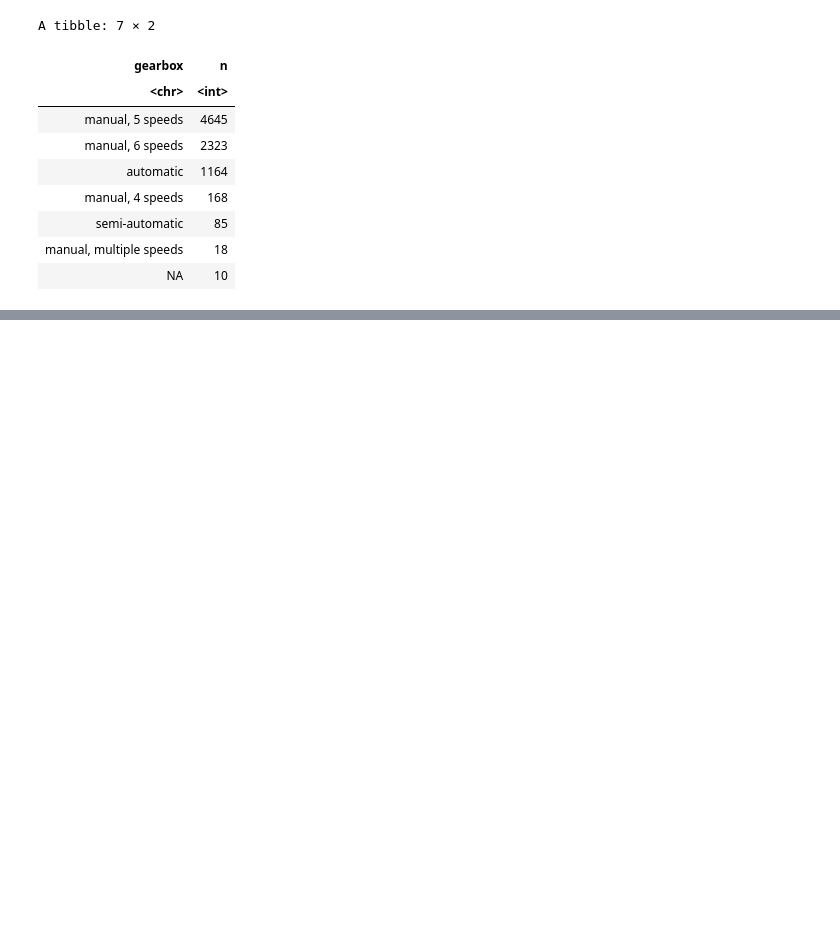
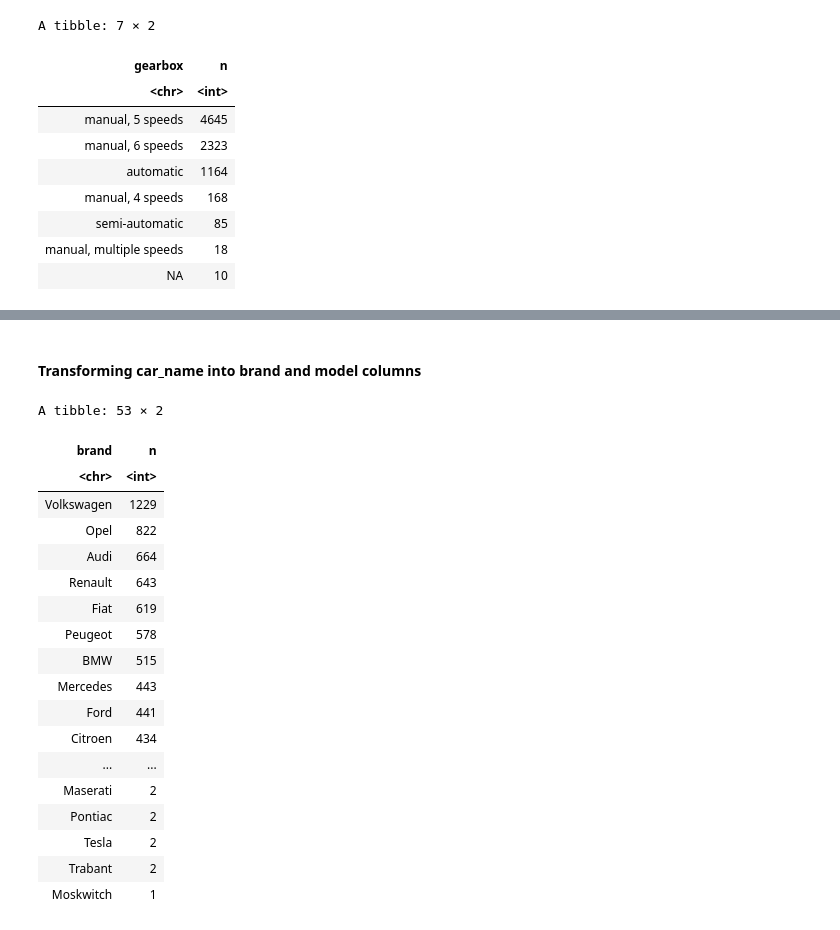
Before and after one commit to balintschmidt22/r_data_mining, a Jupyter notebook: car_sales.ipynb, the cells around one changed output, grey strips where cells are left out. Drawn from its saved outputs; the diff is of its cells as text; code cells hidden in the pictures; blank space fills up the shorter version.

```diff
--- a/car_sales.ipynb
+++ b/car_sales.ipynb
@@ -284,0 +205,47 @@ Zastava
+# %% [markdown]
+#### Transforming car_name into brand and model columns
+# %%
+markak <- c("Alfa Romeo", "Audi", "BMW", "Chevrolet", "Chrysler", "Citroen",
+           "Dacia", "Daewoo", "Daihatsu", "Dodge", "Fiat", "Ford", "Honda",
+           "Hyundai", "Isuzu", "Iveco", "Jaguar", "Jeep", "Kia", "Lada",
+           "Lancia", "Land Rover", "Lexus", "Maserati", "Mazda", "Mercedes",
+           "MG", "Mini", "Mitsubishi", "Moskwitch", "Nissan", "Opel",
+           "Peugeot", "Pontiac", "Porsche", "Renault", "Rover", "Saab",
+           "Seat", "Skoda", "Smart", "SsangYong", "Subaru", "Suzuki",
+           "Tesla", "Toyota", "Trabant", "UAZ", "Volkswagen", "Volvo",
+           "VW", "Wartburg", "Zastava")
+
+# Reguláris kifejezés készítése (a hosszabb nevek, pl. Alfa Romeo, legyenek előrébb)
+marka_regex <- paste0("^(", paste(sort(markak, decreasing = TRUE), collapse = "|"), ")")
+
+# Feldolgozás
+cars_raw <- cars_raw %>%
+  mutate(
+    brand = str_extract(car_name, marka_regex),
+    model = str_remove(car_name, marka_regex) %>% str_trim()
+  ) %>%
+  select(-car_name) %>%
+  relocate(brand, model, .after = 2)
+# %%
+cars_raw %>%
+count(brand, sort = TRUE)
+# %% [output]
+A tibble: 53 × 2
+| brand | n |
+| <chr> | <int> |
+| Volkswagen | 1229 |
+| Opel | 822 |
+| Audi | 664 |
+| Renault | 643 |
+| Fiat | 619 |
+| Peugeot | 578 |
+| BMW | 515 |
+| Mercedes | 443 |
+| Ford | 441 |
+| Citroen | 434 |
+| ... | ... |
+| Maserati | 2 |
+| Pontiac | 2 |
+| Tesla | 2 |
+| Trabant | 2 |
+| Moskwitch | 1 |
```
Also changed, not shown: parts of 13 cells of this notebook.
